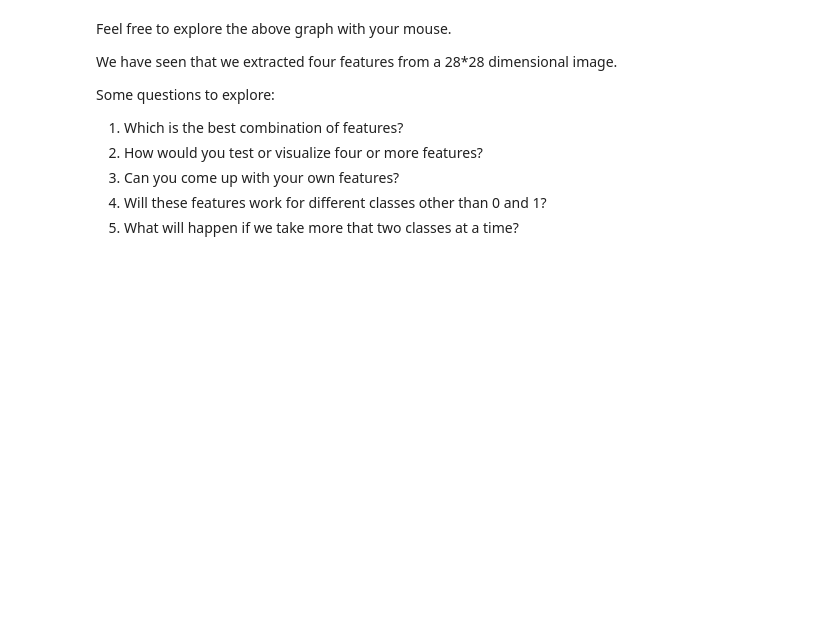
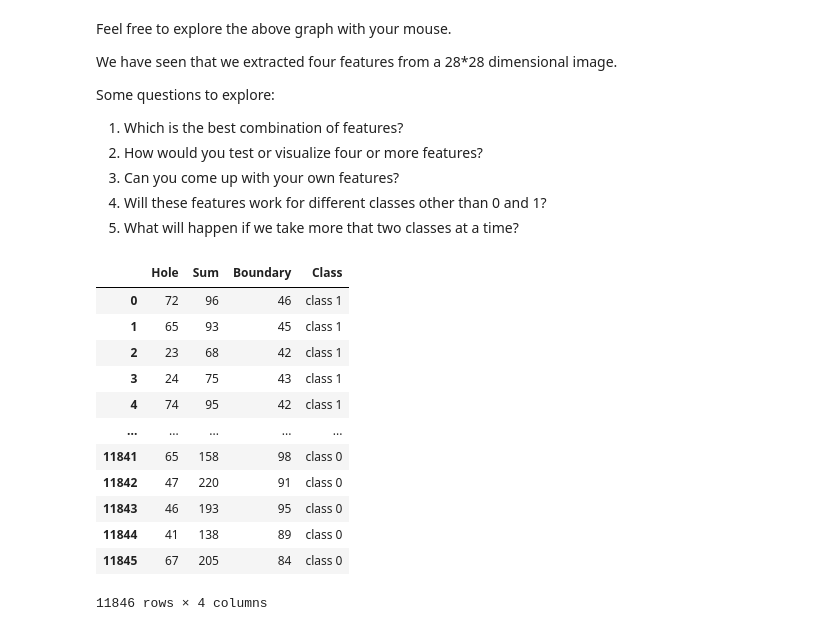
Before and after one commit to iamindhu/fmml2021, a Jupyter notebook: Lab/Lab1_Features.ipynb, the cells around one changed output. Saved outputs shown, nothing was run; the diff lists cells and outputs as text; code cells hidden in the pictures; blank space fills up the shorter version.

```diff
--- a/Lab/Lab1_Features.ipynb
+++ b/Lab/Lab1_Features.ipynb
@@ -520,3 +561,19 @@ Some questions to explore:
 3. Can you come up with your own features?
 4. Will these features work for different classes other than 0 and 1?
 5. What will happen if we take more that two classes at a time?
+# %%
+df
+# %% [output]
+|  | Hole | Sum | Boundary | Class |
+| 0 | 72 | 96 | 46 | class 1 |
+| 1 | 65 | 93 | 45 | class 1 |
+| 2 | 23 | 68 | 42 | class 1 |
+| 3 | 24 | 75 | 43 | class 1 |
+| 4 | 74 | 95 | 42 | class 1 |
+| ... | ... | ... | ... | ... |
+| 11841 | 65 | 158 | 98 | class 0 |
+| 11842 | 47 | 220 | 91 | class 0 |
+| 11843 | 46 | 193 | 95 | class 0 |
+| 11844 | 41 | 138 | 89 | class 0 |
+| 11845 | 67 | 205 | 84 | class 0 |
+11846 rows × 4 columns
```
Also changed, not shown: parts of 7 cells of this notebook.
